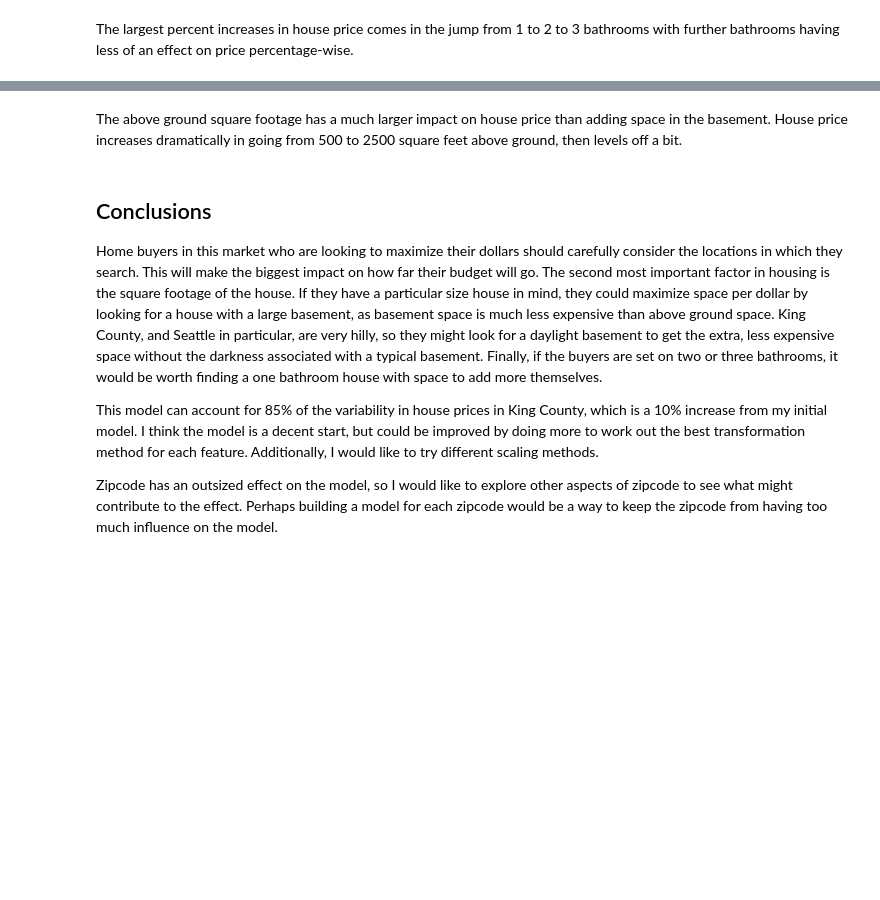
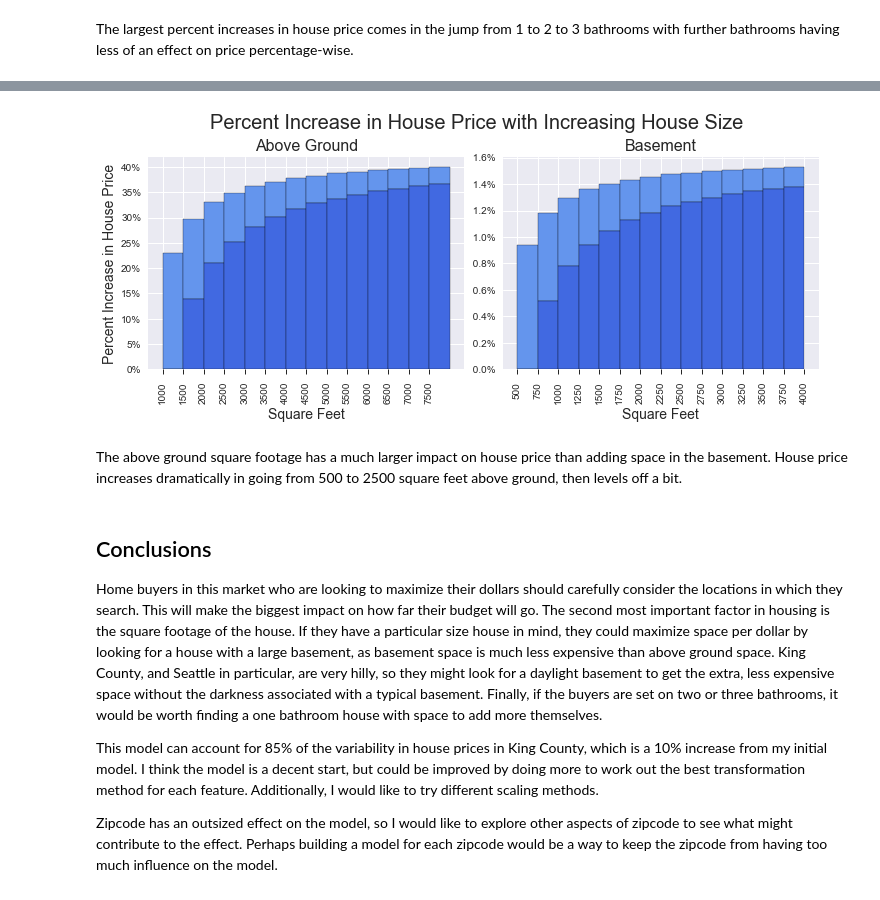
Before and after one commit to clreiner/KingCountyHousingProject, a Jupyter notebook: notebook.ipynb, the cells around one changed output, grey strips where cells are left out. Drawn from its saved outputs; the diff is of its cells as text; code cells hidden in the pictures; blank space fills up the shorter version.

```diff
--- a/notebook.ipynb
+++ b/notebook.ipynb
@@ -1064,3 +1043,94 @@ plt.show()
+# %%
+# Plot how an increase in square feet affects house price.
+fig, (ax1, ax2) = plt.subplots(1, 2, figsize=(10, 4))
+
+# List to contain incremental percent increase in price
+# for increase sqft above ground
+incremental_increase_abv = []
+for num in range(1000, 8000, 500):
+    # Calculate percent increase in adding 500 sqft
+    pct_increase = (500 / num) + 1
+    # Use the bathroom coef to calculate the corresponding increase in price
+    transform = (pct_increase**0.51 - 1)*100
+    incremental_increase_abv.append(transform)
+
+# List to contain total percent increase in price
+total_increase_abv = []
+for num in range(1000, 8000, 500):
+    # Calculate total percent increase from 500 sqft
+    pct_increase = ((num - 500) / num) + 1
+    # Use the bathroom coef to calculate the corresponding increase in price
+    transform = (pct_increase**0.51 - 1)*100
+    total_increase_abv.append(transform)
+
+# Find the difference in total and incremental increases for the
+# stacked bar graph
+tot_inc_abv = np.array(total_increase_abv)
+inc_inc_abv = np.array(incremental_increase_abv)
+diff_abv = tot_inc_abv - inc_inc_abv
+
+# List to contain incremental percent increase in price
+# for increase sqft basement
+incremental_increase_bsmt = []
+for num in range(500, 4000, 250):
+    # Calculate percent increase in adding 500 sqft
+    pct_increase = (250 / num) + 1
+    # Use the bathroom coef to calculate the corresponding increase in price
+    transform = (pct_increase**0.023 - 1)*100
+    incremental_increase_bsmt.append(transform)
+
+# List to contain total percent increase in price
+# for increase sqft basement
+total_increase_bsmt = []
+for num in range(500, 4000, 250):
+    # Calculate total percent increase from 500 sqft
+    pct_increase = ((num - 250) / num) + 1
+    # Use the bathroom coef to calculate the corresponding increase in price
+    transform = (pct_increase**0.023 - 1)*100
+    total_increase_bsmt.append(transform)
+
+# Find the difference in total and incremental increases for the
+# stacked bar graph
+tot_inc_bsmt = np.array(total_increase_bsmt)
+inc_inc_bsmt = np.array(incremental_increase_bsmt)
+diff_bsmt = tot_inc_bsmt - inc_inc_bsmt
+
+fig.suptitle('Percent Increase in House Price with Increasing House Size', fontsize=20)
+fig.tight_layout()
+fig.subplots_adjust(top=0.83)
+
+ax1.set_title('Above Ground', fontsize=16)
+ax1.set_xlabel('Square Feet', fontsize=14)
+ax1.set_ylabel('Percent Increase in House Price', fontsize=14)
+ax1.yaxis.set_major_formatter(plt.matplotlib.ticker.StrMethodFormatter('{x:.0f}%'))
+ax1.xaxis.set_major_formatter(plt.matplotlib.ticker.StrMethodFormatter('{x:.0f}'))
+#ax1.bar(range(500, 8000, 500), increase_abv, align='edge', width=500, edgecolor='black')
+ax1.set_xticks([x for x in range(1000, 8000, 500)])
+ax1.set_xticklabels([x for x in range(1000, 8000, 500)],rotation=90)
+ax1.tick_params(axis='x', which='both', length=5)
+
+ax1.bar(range(1000, 8000, 500), incremental_increase_abv, align='edge', width= 500, edgecolor='black',
+        color='cornflowerblue', bottom=diff_abv)
+ax1.bar(range(1000, 8000, 500), diff_abv, align='edge', width= 500, color='royalblue', edgecolor='black')
+
+ax2.set_title('Basement', fontsize=16)
+ax2.set_xlabel('Square Feet', fontsize=14)
+ax2.set_ylabel
+ax2.yaxis.set_major_formatter(plt.matplotlib.ticker.StrMethodFormatter('{x: .1f}%'))
+ax2.xaxis.set_major_formatter(plt.matplotlib.ticker.StrMethodFormatter('{x:.0f}'))
+#ax2.bar(range(500, 4000, 500), increase_bsmt, align='edge', width=500, edgecolor='black')
+ax2.set_xticks([x for x in range(500, 4500, 250)])
+ax2.set_xticklabels([x for x in range(500, 4500, 250)],rotation=90)
+ax2.tick_params(axis='x', which='both', length=5)
+
+ax2.bar(range(500, 4000, 250), incremental_increase_bsmt, align='edge', width= 250, edgecolor='black',
+        color='cornflowerblue', bottom=diff_bsmt)
+ax2.bar(range(500, 4000, 250), diff_bsmt, align='edge', width= 250, color='royalblue', edgecolor='black')
+
+plt.savefig("images/increasebysqft.png", bbox_inches='tight')
+plt.show()
+# %% [output]
+[figure, added]
 # %% [markdown]
 The above ground square footage has a much larger impact on house price than adding space in the basement. House price increases dramatically in going from 500 to 2500 square feet above ground, then levels off a bit.
 # %% [markdown]
```
Also changed, not shown: parts of 6 cells of this notebook, 3 other files.
